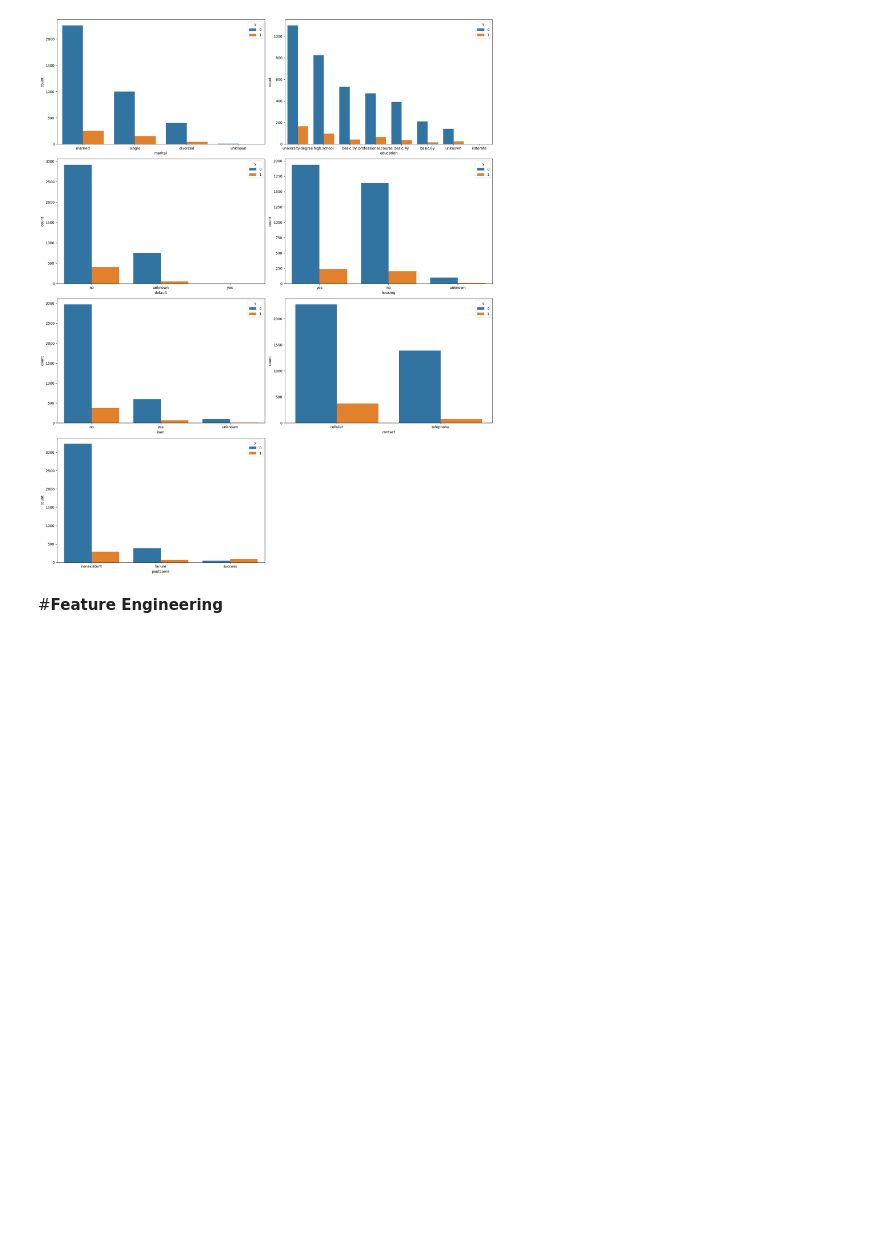
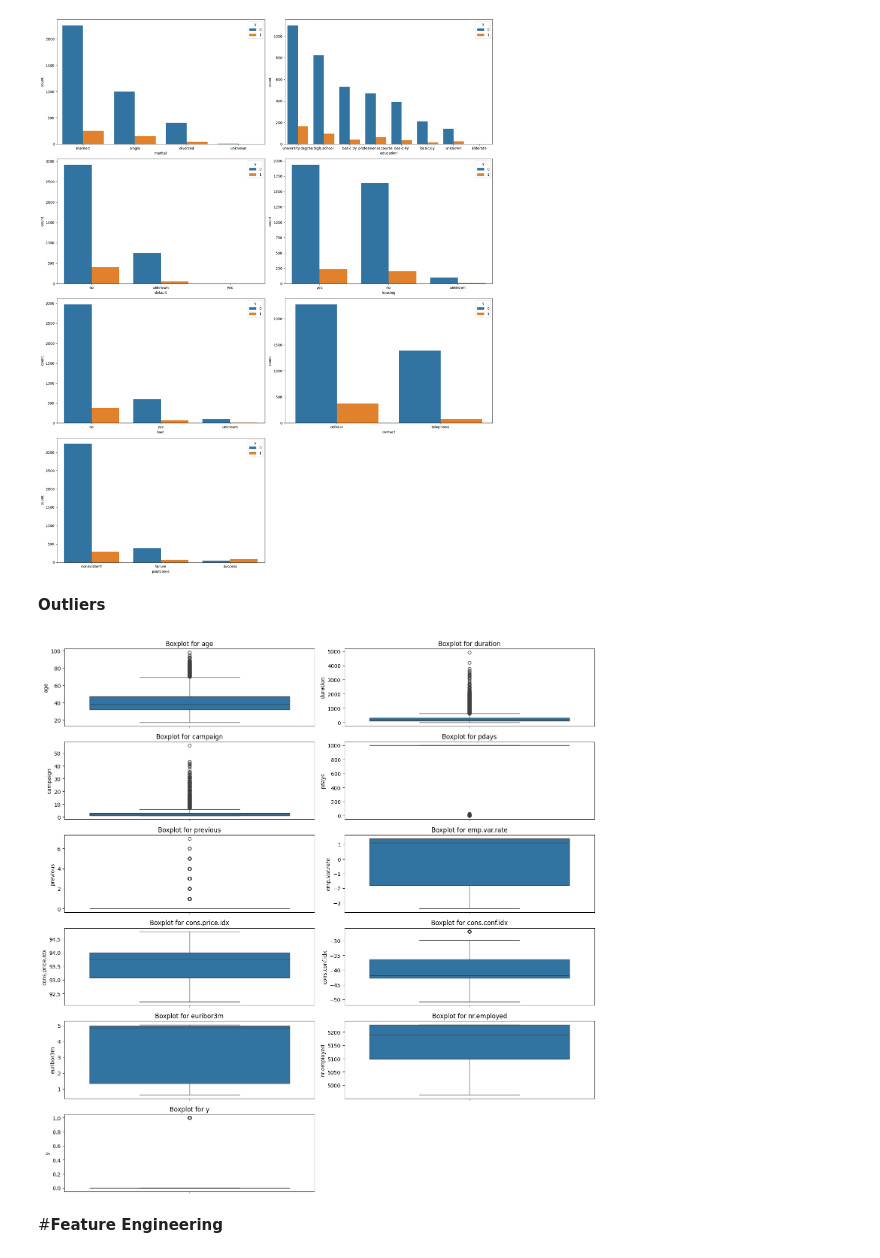
Before and after one commit to kalhara-peiris/bank-marketing-classifier, a Jupyter notebook: ML-CW.ipynb, the cells around one changed output. Cells and saved outputs as stored; diff of their text form; code cells hidden in the pictures; blank space fills up the shorter version.

```diff
--- a/ML-CW.ipynb
+++ b/ML-CW.ipynb
@@ -135,6 +135,20 @@ for column in categorical:
 plt.show()
 # %% [output]
 [figure]
+# %% [markdown]
+**Outliers**
+# %%
+numerical=data_set.select_dtypes(include=["int64","float64"]).columns
+plt.figure(figsize=(15, 15))
+for i, col in enumerate(numerical):
+    plt.subplot(6, 2, i + 1)  # Adjust grid size based on the number of numerical columns
+    sns.boxplot(data_set[col])
+    plt.title(f'Boxplot for {col}')
+
+plt.tight_layout()
+plt.show()
+# %% [output]
+[figure, added]
 # %% [markdown]
 #**Feature Engineering**
 # %%
```
